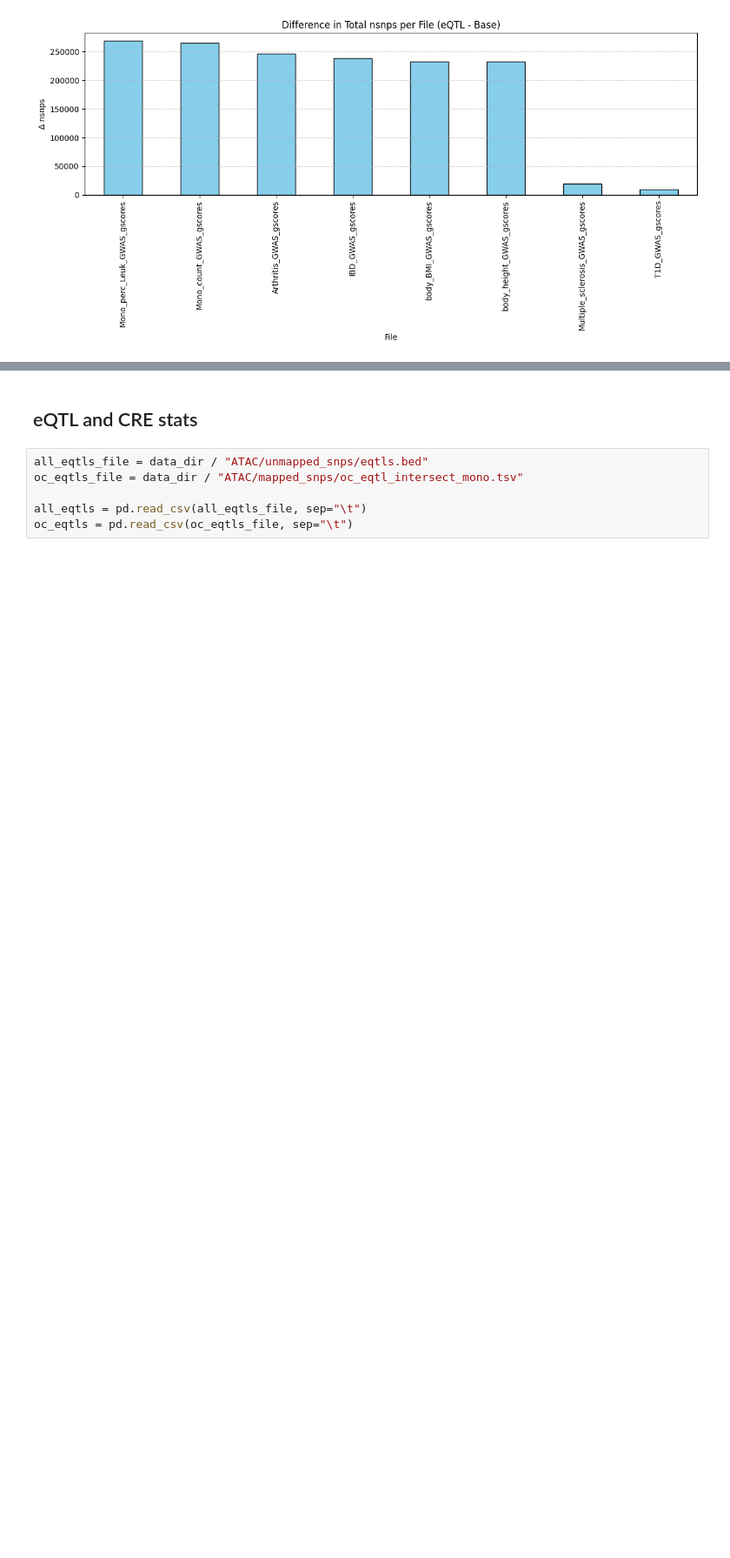
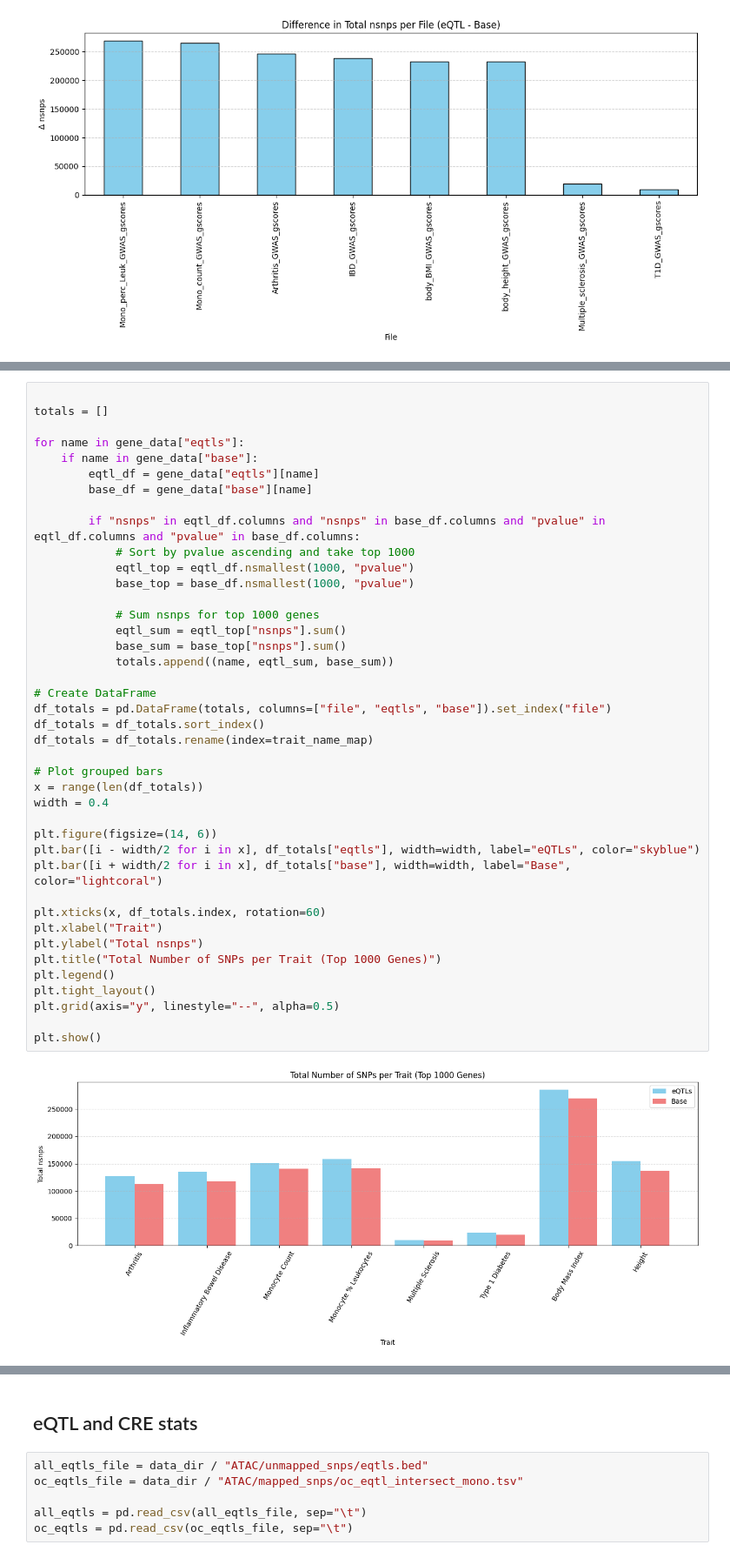
Before and after one commit to hudijkstra/scScoring, a Jupyter notebook: Notebooks/PascalX_eQTL_comparison.ipynb, the cells around one changed output, grey strips where cells are left out. Shown at 87% size. Saved outputs shown, nothing was run; the diff lists cells and outputs as text; blank space fills up the shorter version.

```diff
--- a/Notebooks/PascalX_eQTL_comparison.ipynb
+++ b/Notebooks/PascalX_eQTL_comparison.ipynb
@@ -131,0 +143,43 @@ plt.show()
+# %%
+
+totals = []
+
+for name in gene_data["eqtls"]:
+    if name in gene_data["base"]:
+        eqtl_df = gene_data["eqtls"][name]
+        base_df = gene_data["base"][name]
+
+        if "nsnps" in eqtl_df.columns and "nsnps" in base_df.columns and "pvalue" in eqtl_df.columns and "pvalue" in base_df.columns:
+            # Sort by pvalue ascending and take top 1000
+            eqtl_top = eqtl_df.nsmallest(1000, "pvalue")
+            base_top = base_df.nsmallest(1000, "pvalue")
+
+            # Sum nsnps for top 1000 genes
+            eqtl_sum = eqtl_top["nsnps"].sum()
+            base_sum = base_top["nsnps"].sum()
+            totals.append((name, eqtl_sum, base_sum))
+
+# Create DataFrame
+df_totals = pd.DataFrame(totals, columns=["file", "eqtls", "base"]).set_index("file")
+df_totals = df_totals.sort_index()
+df_totals = df_totals.rename(index=trait_name_map)
+
+# Plot grouped bars
+x = range(len(df_totals))
+width = 0.4
+
+plt.figure(figsize=(14, 6))
+plt.bar([i - width/2 for i in x], df_totals["eqtls"], width=width, label="eQTLs", color="skyblue")
+plt.bar([i + width/2 for i in x], df_totals["base"], width=width, label="Base", color="lightcoral")
+
+plt.xticks(x, df_totals.index, rotation=60)
+plt.xlabel("Trait")
+plt.ylabel("Total nsnps")
+plt.title("Total Number of SNPs per Trait (Top 1000 Genes)")
+plt.legend()
+plt.tight_layout()
+plt.grid(axis="y", linestyle="--", alpha=0.5)
+
+plt.show()
+# %% [output]
+[figure, added]
```
Also changed, not shown: parts of 2 cells of this notebook, 2 other files.
